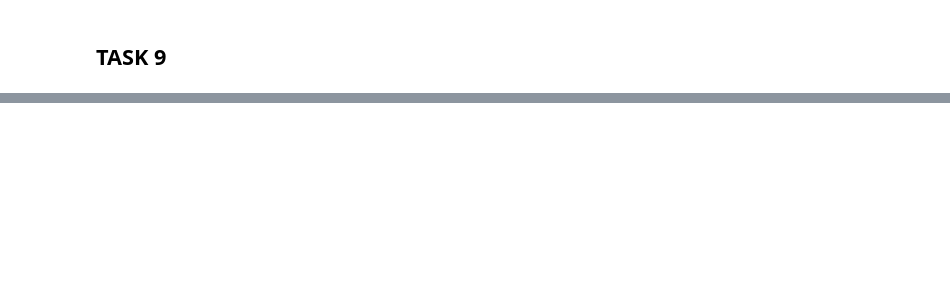
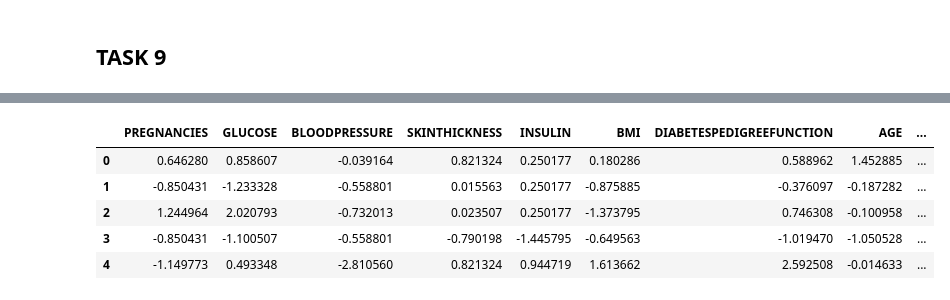
Before and after one commit to albayrakalperen/Miuul-Machine-Learning-Summer-Camp, a Jupyter notebook: Week 3/Project 1/diabetes.ipynb, the cells around one changed output, grey strips where cells are left out. Saved outputs shown, nothing was run; the diff lists cells and outputs as text; code cells hidden in the pictures; blank space fills up the shorter version.

```diff
--- a/Week 3/Project 1/diabetes.ipynb
+++ b/Week 3/Project 1/diabetes.ipynb
@@ -733,0 +808,12 @@ Index(['PREGNANCIES', 'GLUCOSE', 'BLOODPRESSURE', 'SKINTHICKNESS', 'INSULIN',
+# %%
+scaler = StandardScaler()
+df[num_cols] = scaler.fit_transform(df[num_cols])
+# %%
+df[num_cols].head()
+# %% [output]
+|  | PREGNANCIES | GLUCOSE | BLOODPRESSURE | SKINTHICKNESS | INSULIN | BMI | DIABETESPEDIGREEFUNCTION | AGE | ... |
+| 0 | 0.646280 | 0.858607 | -0.039164 | 0.821324 | 0.250177 | 0.180286 | 0.588962 | 1.452885 | ... |
+| 1 | -0.850431 | -1.233328 | -0.558801 | 0.015563 | 0.250177 | -0.875885 | -0.376097 | -0.187282 | ... |
+| 2 | 1.244964 | 2.020793 | -0.732013 | 0.023507 | 0.250177 | -1.373795 | 0.746308 | -0.100958 | ... |
+| 3 | -0.850431 | -1.100507 | -0.558801 | -0.790198 | -1.445795 | -0.649563 | -1.019470 | -1.050528 | ... |
+| 4 | -1.149773 | 0.493348 | -2.810560 | 0.821324 | 0.944719 | 1.613662 | 2.592508 | -0.014633 | ... |
```
Also changed, not shown: parts of 54 cells of this notebook.
